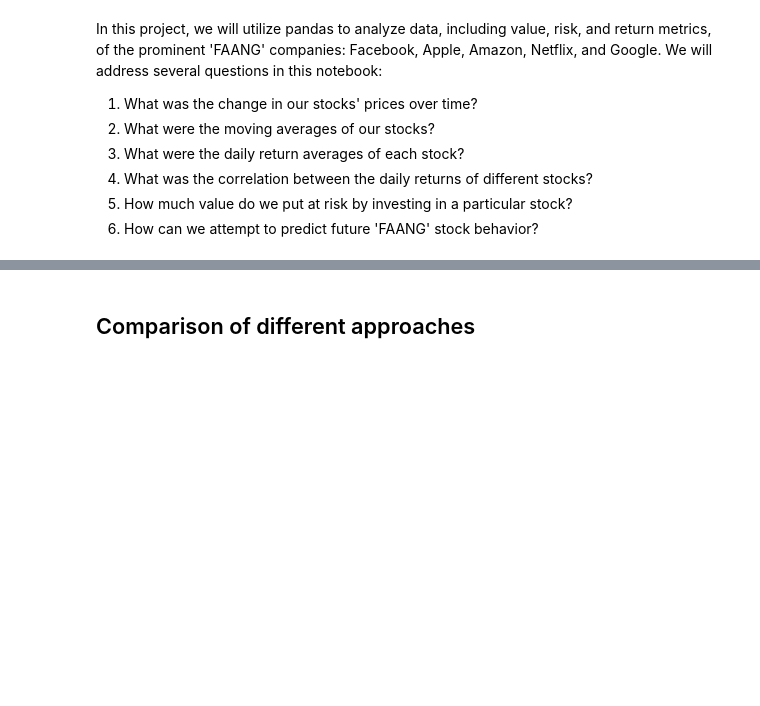
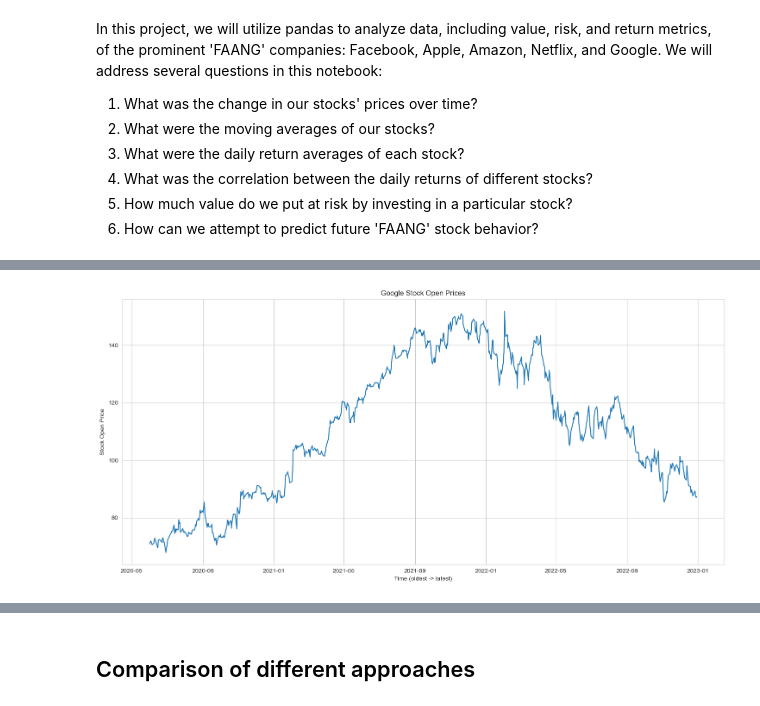
Before and after one commit to Smark2019/CS-452-Research-Project, a Jupyter notebook: Risk_Analysis_of_Tech_Stocks.ipynb, the cells around one changed output, grey strips where cells are left out. Cells and saved outputs as stored; diff of their text form; code cells hidden in the pictures; blank space fills up the shorter version.

Commit message:
LSTM prediction approach added.
Co-authored-by: Betül Seyhan <betul.seyhan@ozu.edu.tr>
Co-authored-by: fatih.zengin <fatih.zengin@ozu.edu.tr>

```diff
--- a/Risk_Analysis_of_Tech_Stocks.ipynb
+++ b/Risk_Analysis_of_Tech_Stocks.ipynb
@@ -32,11 +9,0 @@ We will compare the five "FAANG" companies to analyze their average stock prices
-# %%
-tickers = ['AAPL','GOOG','MSFT','AMZN','NFLX']
-
-current_time = datetime.now()
-
-# Date one year prior to current
-one_year_prior = datetime(current_time.year-1,current_time.month,current_time.day)
-
-ticker_data = {}
-for ticker in tickers:
-    ticker_data[ticker] = yf.download(ticker,one_year_prior,current_time)
@@ -111,7 +9,0 @@ for ticker in ticker_data:
-# %%
-# Assuming rets_compr is the dataframe where you stored the daily returns
-for i in range(len(tickers)):
-    for j in range(i+1, len(tickers)):
-        sns.jointplot(x=tickers[i], y=tickers[j], data=rets_compr, kind='scatter')
-        plt.suptitle(f'{tickers[i]} vs {tickers[j]}', y=1.02)
-        plt.show()
@@ -455,0 +10,75 @@ NFLX Predictions with LSTM: Mean absolute error: 258.11
+# %%
+## Based on New findings, LSTM will be revised as fllwoing
+import numpy as np
+import matplotlib.pyplot as plt
+import pandas as pd
+from sklearn.preprocessing import MinMaxScaler
+from tensorflow.keras.models import Sequential
+from tensorflow.keras.layers import LSTM
+from tensorflow.keras.layers import Dense
+from tensorflow.keras.layers import Dropout
+
+dataset_train = ticker_data['GOOG'].loc[ticker_data['GOOG'].index <= '2022-12-31']
+
+#print(dataset_train.head())
+
+#keras only takes numpy array
+training_set = dataset_train.iloc[:, 1: 2].values
+training_set.shape
+plt.figure(figsize=(18, 8))
+plt.plot(dataset_train['Open'])
+plt.title("Google Stock Open Prices")
+plt.xlabel("Time (oldest -> latest)")
+plt.ylabel("Stock Open Price")
+plt.show()
+
+sc = MinMaxScaler(feature_range = (0, 1))
+#fit: get min/max of train data
+training_set_scaled = sc.fit_transform(training_set)
+
+## 60 timesteps and 1 output
+X_train = []
+y_train = []
+for i in range(60, len(training_set_scaled)):
+    X_train.append(training_set_scaled[i-60: i, 0])
+    y_train.append(training_set_scaled[i, 0])
+
+X_train, y_train = np.array(X_train), np.array(y_train)
+
+X_train.shape
+y_train.shape
+
+## Data reshaping
+
+X_train = np.reshape(X_train, newshape =
+                     (X_train.shape[0], X_train.shape[1], 1))
+
+X_train.shape
+
+## Create LSTM model and fit the data
+
+regressor = Sequential()
+#add 1st lstm layer
+regressor.add(LSTM(units = 50, return_sequences = True, input_shape = (X_train.shape[1], 1)))
+regressor.add(Dropout(rate = 0.2))
+
+##add 2nd lstm layer: 50 neurons
+regressor.add(LSTM(units = 50, return_sequences = True))
+regressor.add(Dropout(rate = 0.2))
+
+##add 3rd lstm layer
+regressor.add(LSTM(units = 50, return_sequences = True))
+regressor.add(Dropout(rate = 0.2))
+
+##add 4th lstm layer
+regressor.add(LSTM(units = 50, return_sequences = False))
+regressor.add(Dropout(rate = 0.2))
+
+##add output layer
+regressor.add(Dense(units = 1))
+regressor.compile(optimizer = 'adam', loss = 'mean_squared_error')
+
+## Model Fit
+regressor.fit(x = X_train, y = y_train, batch_size = 32, epochs = 100)
+# %% [output]
+[figure, added]
```
Also changed, not shown: parts of 28 cells of this notebook, 1 other file.
